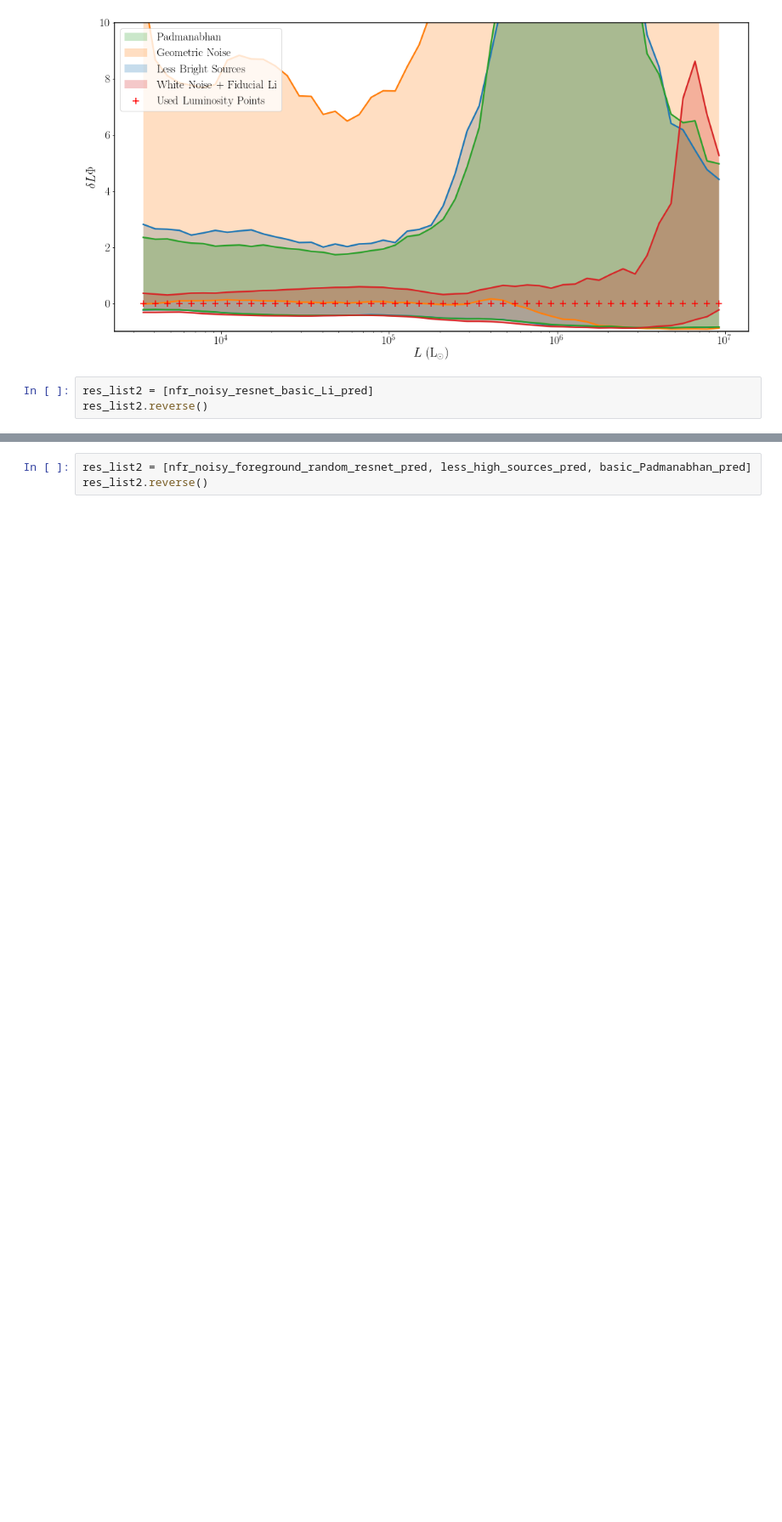
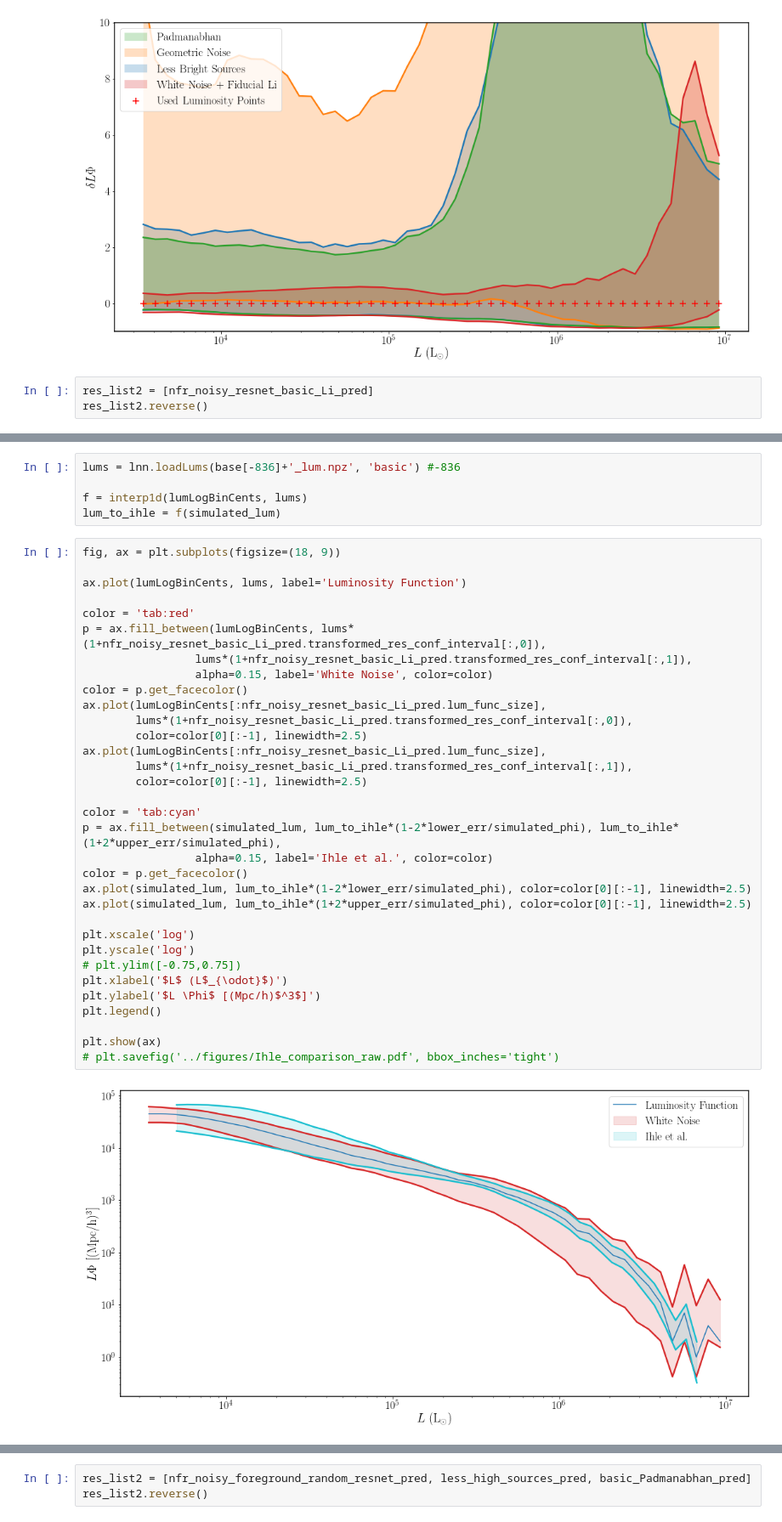
Before and after one commit to dnpfeffer/intensitymap_cnn, a Jupyter notebook: scripts/paper_plots.ipynb, the cells around one changed output, grey strips where cells are left out. Shown at 85% size. Cells and saved outputs as stored; diff of their text form; blank space fills up the shorter version.

```diff
--- a/scripts/paper_plots.ipynb
+++ b/scripts/paper_plots.ipynb
@@ -442,3 +272,43 @@ plt.ylabel(r'$\delta L \Phi$')
 plt.savefig('../figures/Ihle_comparison.pdf', bbox_inches='tight')
 # %% [output]
 [figure]
+# %%
+lums = lnn.loadLums(base[-836]+'_lum.npz', 'basic') #-836
+
+f = interp1d(lumLogBinCents, lums)
+lum_to_ihle = f(simulated_lum)
+# %%
+fig, ax = plt.subplots(figsize=(18, 9))
+
+ax.plot(lumLogBinCents, lums, label='Luminosity Function')
+
+color = 'tab:red'
+p = ax.fill_between(lumLogBinCents, lums*(1+nfr_noisy_resnet_basic_Li_pred.transformed_res_conf_interval[:,0]),
+                 lums*(1+nfr_noisy_resnet_basic_Li_pred.transformed_res_conf_interval[:,1]),
+                 alpha=0.15, label='White Noise', color=color)
+color = p.get_facecolor()
+ax.plot(lumLogBinCents[:nfr_noisy_resnet_basic_Li_pred.lum_func_size],
+        lums*(1+nfr_noisy_resnet_basic_Li_pred.transformed_res_conf_interval[:,0]),
+        color=color[0][:-1], linewidth=2.5)
+ax.plot(lumLogBinCents[:nfr_noisy_resnet_basic_Li_pred.lum_func_size],
+        lums*(1+nfr_noisy_resnet_basic_Li_pred.transformed_res_conf_interval[:,1]),
+        color=color[0][:-1], linewidth=2.5)
+
+color = 'tab:cyan'
+p = ax.fill_between(simulated_lum, lum_to_ihle*(1-2*lower_err/simulated_phi), lum_to_ihle*(1+2*upper_err/simulated_phi),
+                 alpha=0.15, label='Ihle et al.', color=color)
+color = p.get_facecolor()
+ax.plot(simulated_lum, lum_to_ihle*(1-2*lower_err/simulated_phi), color=color[0][:-1], linewidth=2.5)
+ax.plot(simulated_lum, lum_to_ihle*(1+2*upper_err/simulated_phi), color=color[0][:-1], linewidth=2.5)
+
+plt.xscale('log')
+plt.yscale('log')
+# plt.ylim([-0.75,0.75])
+plt.xlabel('$L$ (L$_{\odot}$)')
+plt.ylabel('$L \Phi$ [(Mpc/h)$^3$]')
+plt.legend()
+
+plt.show(ax)
+# plt.savefig('../figures/Ihle_comparison_raw.pdf', bbox_inches='tight')
+# %% [output]
+[figure, added]
```
Also changed, not shown: parts of 24 cells of this notebook, 16 other files.
